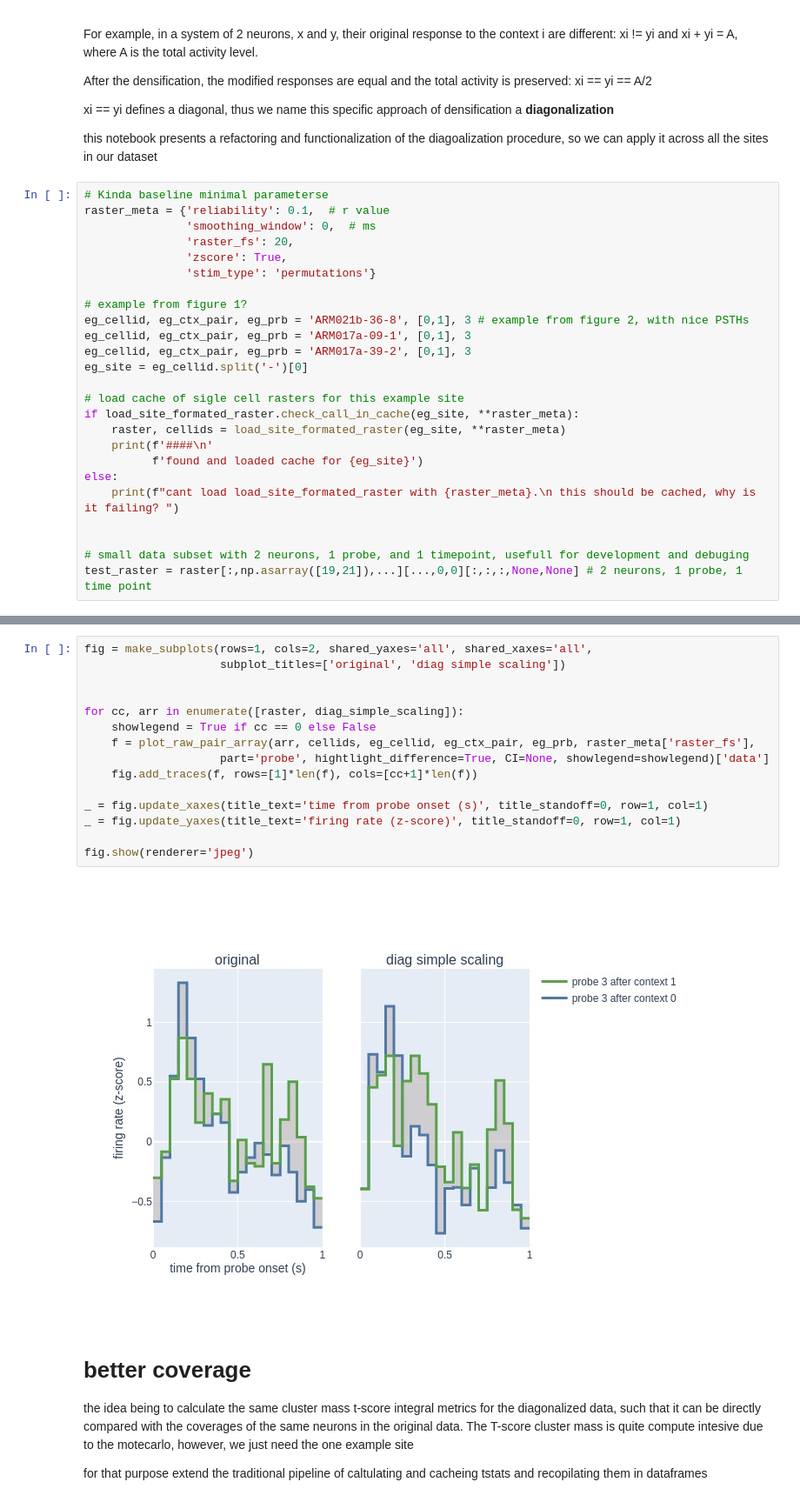
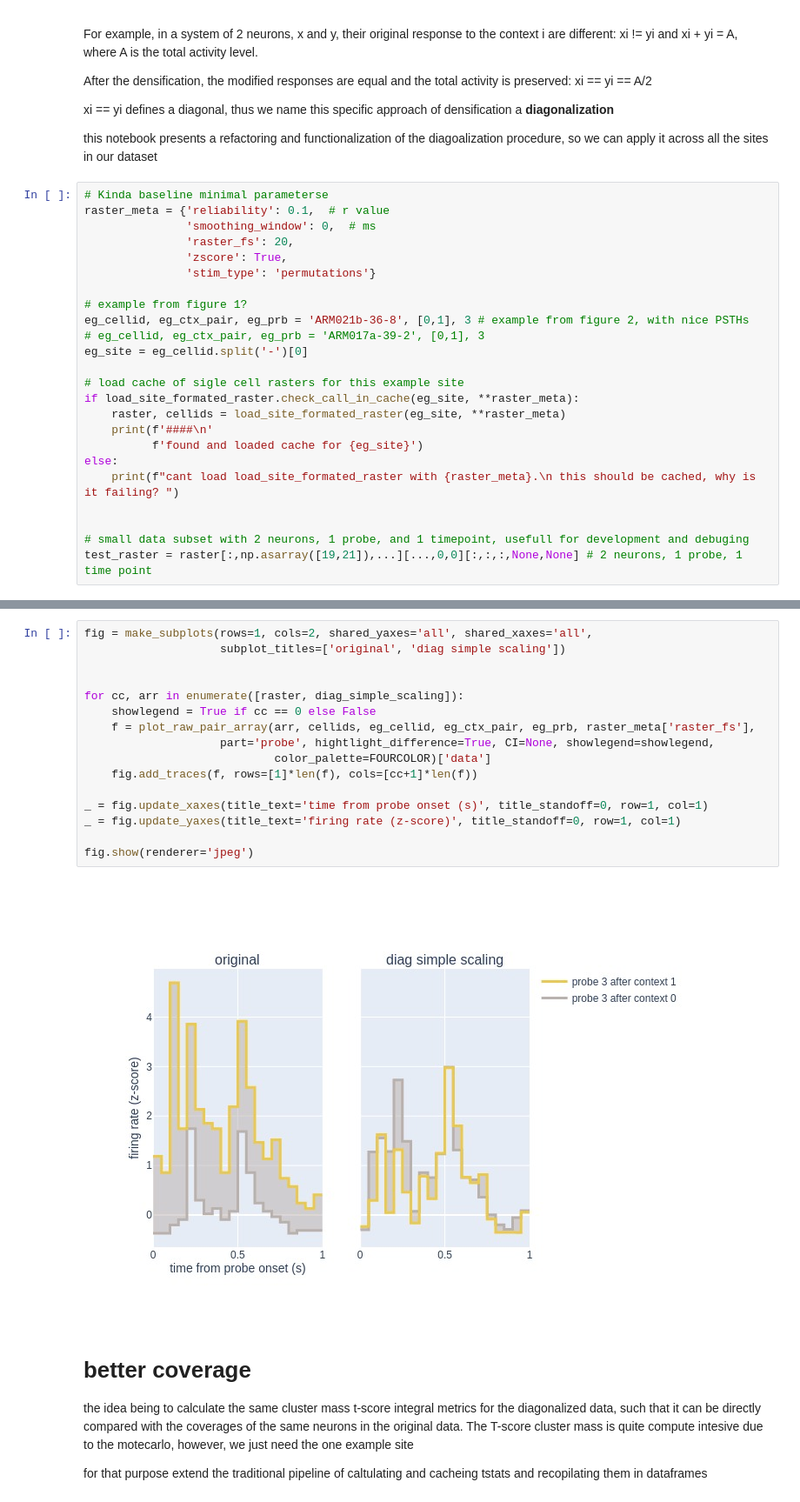
Before and after one commit to Mateo-Lopez-Espejo/context_probe_analysis, a Jupyter notebook: notebooks/230220_diagonalization_functionalized.ipynb, the cells around one changed output, grey strips where cells are left out. Shown at 87% size. Drawn from its saved outputs; the diff is of its cells as text.

```diff
--- a/notebooks/230220_diagonalization_functionalized.ipynb
+++ b/notebooks/230220_diagonalization_functionalized.ipynb
@@ -62,8 +61,7 @@ raster_meta = {'reliability': 0.1,  # r value
 
 # example from figure 1?
 eg_cellid, eg_ctx_pair, eg_prb = 'ARM021b-36-8', [0,1], 3 # example from figure 2, with nice PSTHs
-eg_cellid, eg_ctx_pair, eg_prb = 'ARM017a-09-1', [0,1], 3
-eg_cellid, eg_ctx_pair, eg_prb = 'ARM017a-39-2', [0,1], 3
+# eg_cellid, eg_ctx_pair, eg_prb = 'ARM017a-39-2', [0,1], 3
 eg_site = eg_cellid.split('-')[0]
 
 # load cache of sigle cell rasters for this example site
@@ -101,20 +99,21 @@ fig.show(renderer='jpeg')
 # %%
 fig = make_subplots(rows=1, cols=2, shared_yaxes='all', shared_xaxes='all',
                     subplot_titles=['original', 'diag simple scaling'])
 
 
 for cc, arr in enumerate([raster, diag_simple_scaling]):
     showlegend = True if cc == 0 else False
     f = plot_raw_pair_array(arr, cellids, eg_cellid, eg_ctx_pair, eg_prb, raster_meta['raster_fs'],
-                    part='probe', hightlight_difference=True, CI=None, showlegend=showlegend)['data']
+                    part='probe', hightlight_difference=True, CI=None, showlegend=showlegend,
+                            color_palette=FOURCOLOR)['data']
     fig.add_traces(f, rows=[1]*len(f), cols=[cc+1]*len(f))
 
 _ = fig.update_xaxes(title_text='time from probe onset (s)', title_standoff=0, row=1, col=1)
 _ = fig.update_yaxes(title_text='firing rate (z-score)', title_standoff=0, row=1, col=1)
 
 fig.show(renderer='jpeg')
 # %% [output]
-[figure, old version]
+[figure, new version]
 # %% [markdown]
 # better coverage
 the idea being to calculate the same cluster mass t-score integral metrics for the diagonalized data,
```
Also changed, not shown: parts of 20 cells of this notebook, 6 other files.
